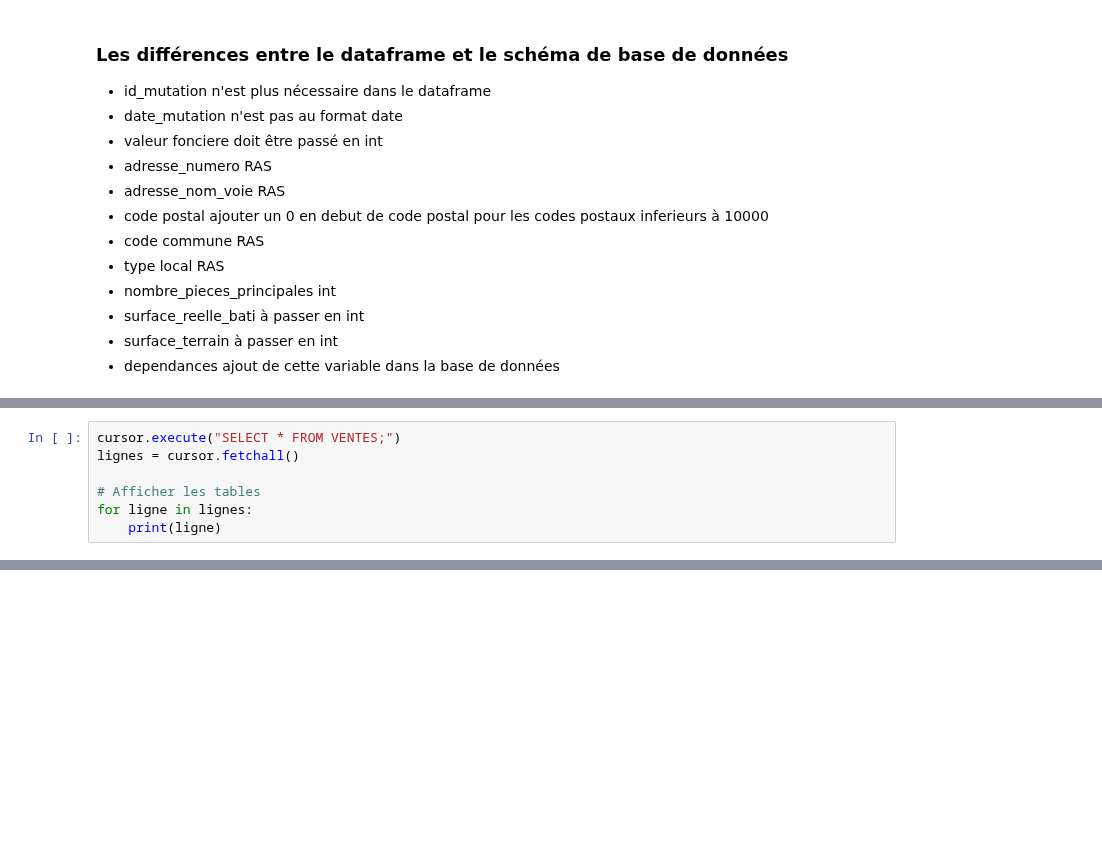
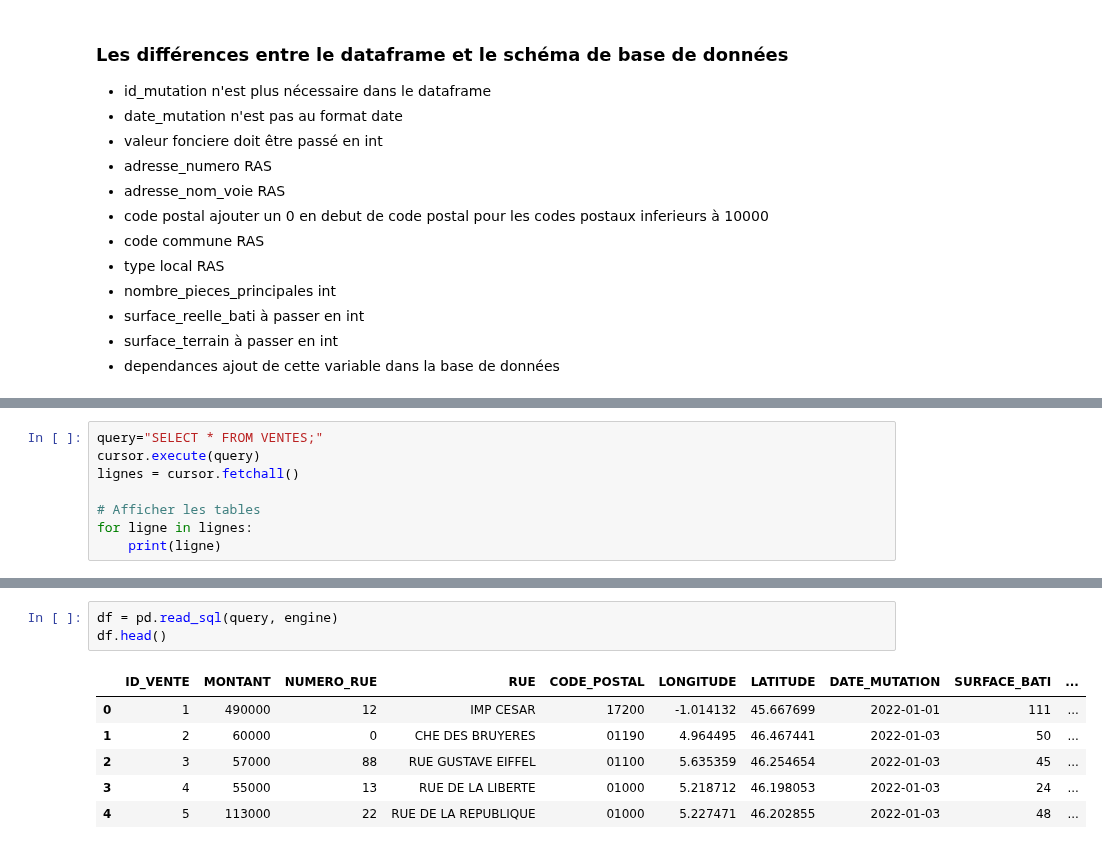
Before and after one commit to Kevin-Le-Grand/certif_app_immo, a Jupyter notebook: datagouv_to_rds/EDA.ipynb, the cells around one changed output, grey strips where cells are left out. Cells and saved outputs as stored; diff of their text form; blank space fills up the shorter version.

```diff
--- a/datagouv_to_rds/EDA.ipynb
+++ b/datagouv_to_rds/EDA.ipynb
@@ -686,5 +699,6 @@ for table in tables:
 # %%
-cursor.execute("SELECT * FROM VENTES;")
+query="SELECT * FROM VENTES;"
+cursor.execute(query)
 lignes = cursor.fetchall()
 
 # Afficher les tables
@@ -693,3 +714,13 @@ for ligne in lignes:
+# %%
+df = pd.read_sql(query, engine)
+df.head()
+# %% [output]
+|  | ID_VENTE | MONTANT | NUMERO_RUE | RUE | CODE_POSTAL | LONGITUDE | LATITUDE | DATE_MUTATION | SURFACE_BATI | ... |
+| 0 | 1 | 490000 | 12 | IMP CESAR | 17200 | -1.014132 | 45.667699 | 2022-01-01 | 111 | ... |
+| 1 | 2 | 60000 | 0 | CHE DES BRUYERES | 01190 | 4.964495 | 46.467441 | 2022-01-03 | 50 | ... |
+| 2 | 3 | 57000 | 88 | RUE GUSTAVE EIFFEL | 01100 | 5.635359 | 46.254654 | 2022-01-03 | 45 | ... |
+| 3 | 4 | 55000 | 13 | RUE DE LA LIBERTE | 01000 | 5.218712 | 46.198053 | 2022-01-03 | 24 | ... |
+| 4 | 5 | 113000 | 22 | RUE DE LA REPUBLIQUE | 01000 | 5.227471 | 46.202855 | 2022-01-03 | 48 | ... |
 # %%
 # Suppression de la table et de la base de données
 delete_tables_and_db("test")
```
Also changed, not shown: parts of 12 cells of this notebook, 5 other files.
